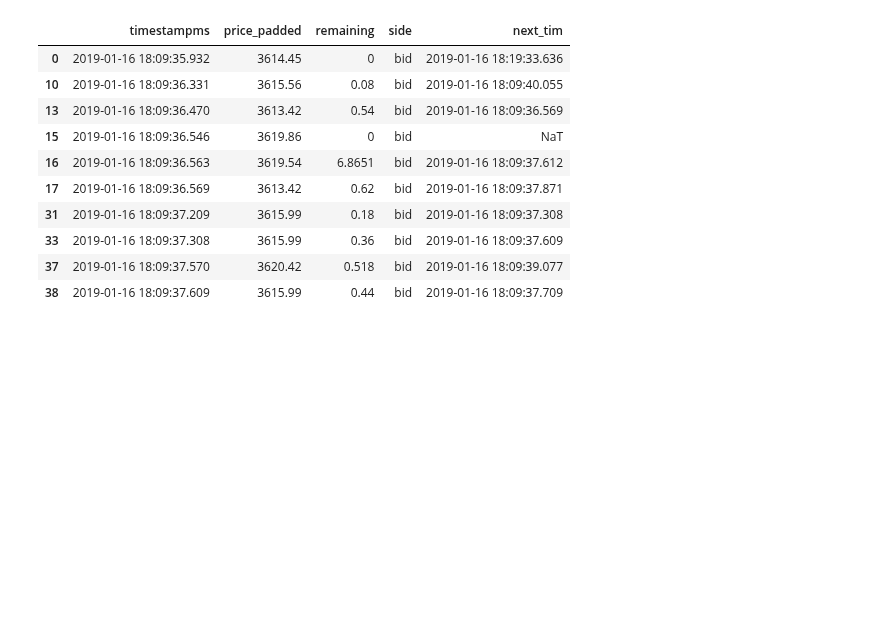
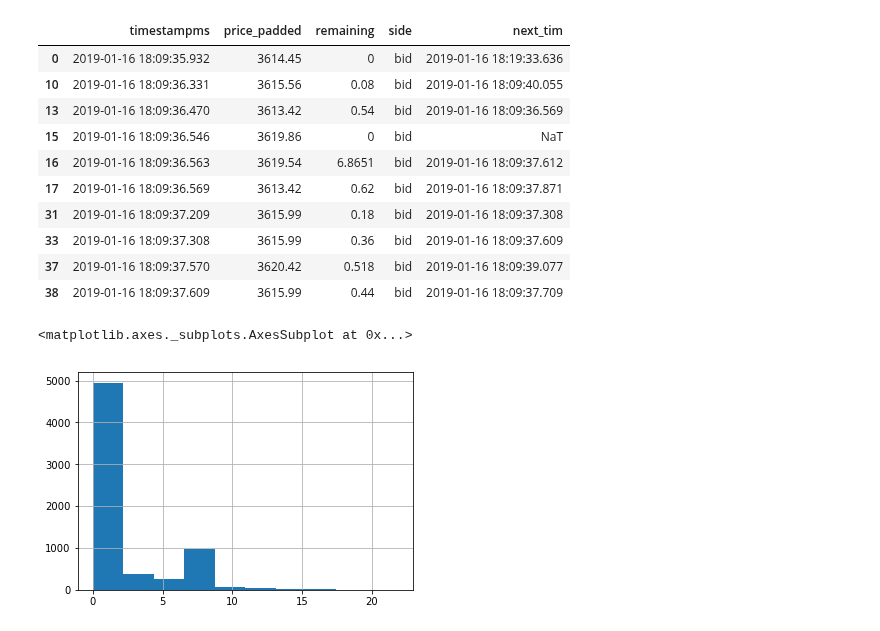
Before and after one commit to gautsi/gen-purpose-repo, a Jupyter notebook: gemini/FormatGemimiDataVer2.ipynb, the cells around one changed output. Drawn from its saved outputs; the diff is of its cells as text; code cells hidden in the pictures; blank space fills up the shorter version.

Commit message:
added trades

```diff
--- a/gemini/FormatGemimiDataVer2.ipynb
+++ b/gemini/FormatGemimiDataVer2.ipynb
@@ -153,5 +165,5 @@ trades_range = [
 # %%
-interest_changes = all_updates_df[["timestampms", "price_padded", "remaining", "side"]]
+interest_changes = all_updates_df[all_updates_df["type"] == "change"][["timestampms", "price_padded", "remaining", "side"]]
 # %%
 interest_changes_in_trades_range = interest_changes[interest_changes.price_padded.between(*trades_range)]
 # %%
@@ -182,3 +194,8 @@ interest_changes_in_trades_range.iloc[:10]
 | 33 | 2019-01-16 18:09:37.308 | 3615.99 | 0.36 | bid | 2019-01-16 18:09:37.609 |
 | 37 | 2019-01-16 18:09:37.570 | 3620.42 | 0.518 | bid | 2019-01-16 18:09:39.077 |
 | 38 | 2019-01-16 18:09:37.609 | 3615.99 | 0.44 | bid | 2019-01-16 18:09:37.709 |
+# %%
+interest_changes_in_trades_range.remaining.astype("float").hist()
+# %% [output]
+<matplotlib.axes._subplots.AxesSubplot at 0x...>
+[figure, added]
```
Also changed, not shown: parts of 20 cells of this notebook, 1 other file.
